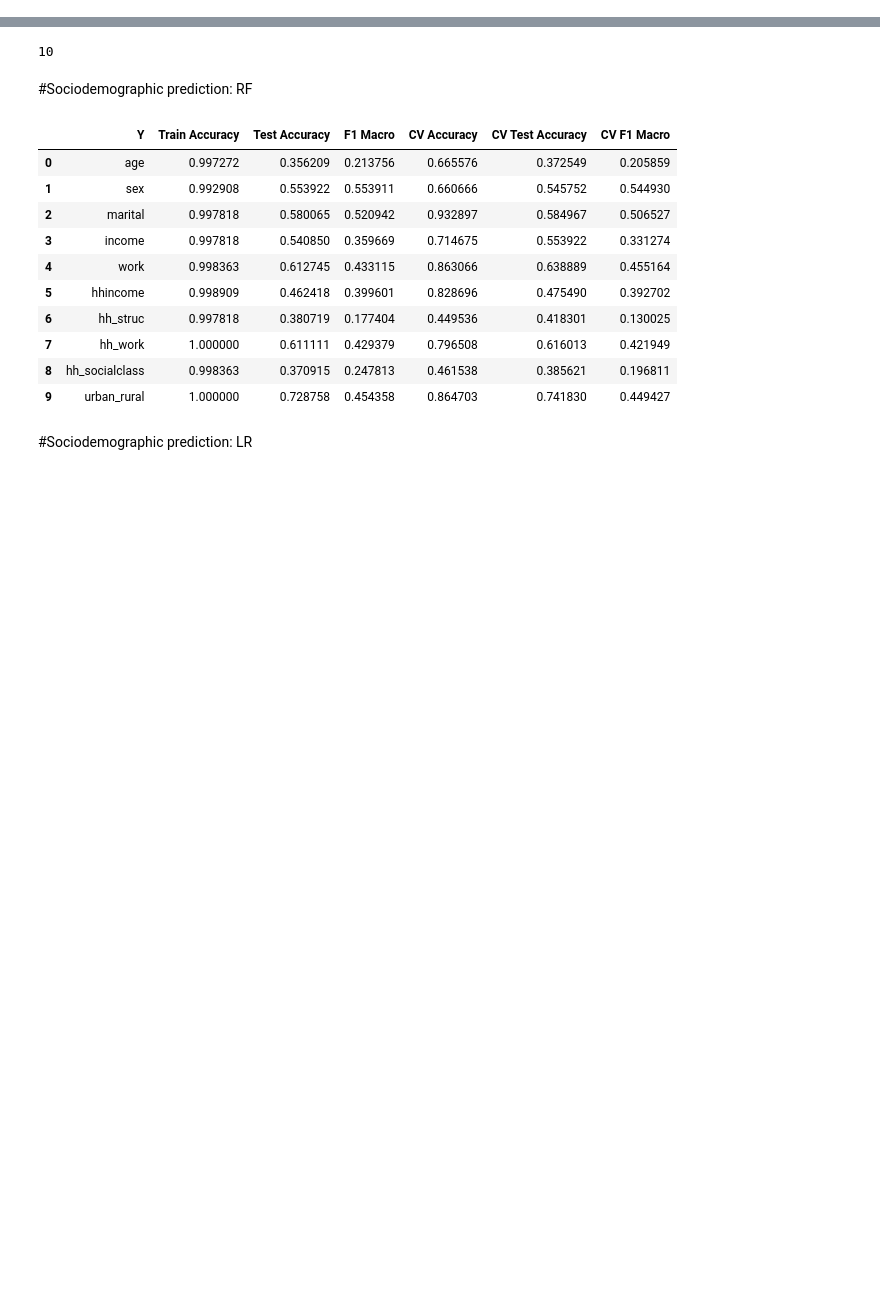
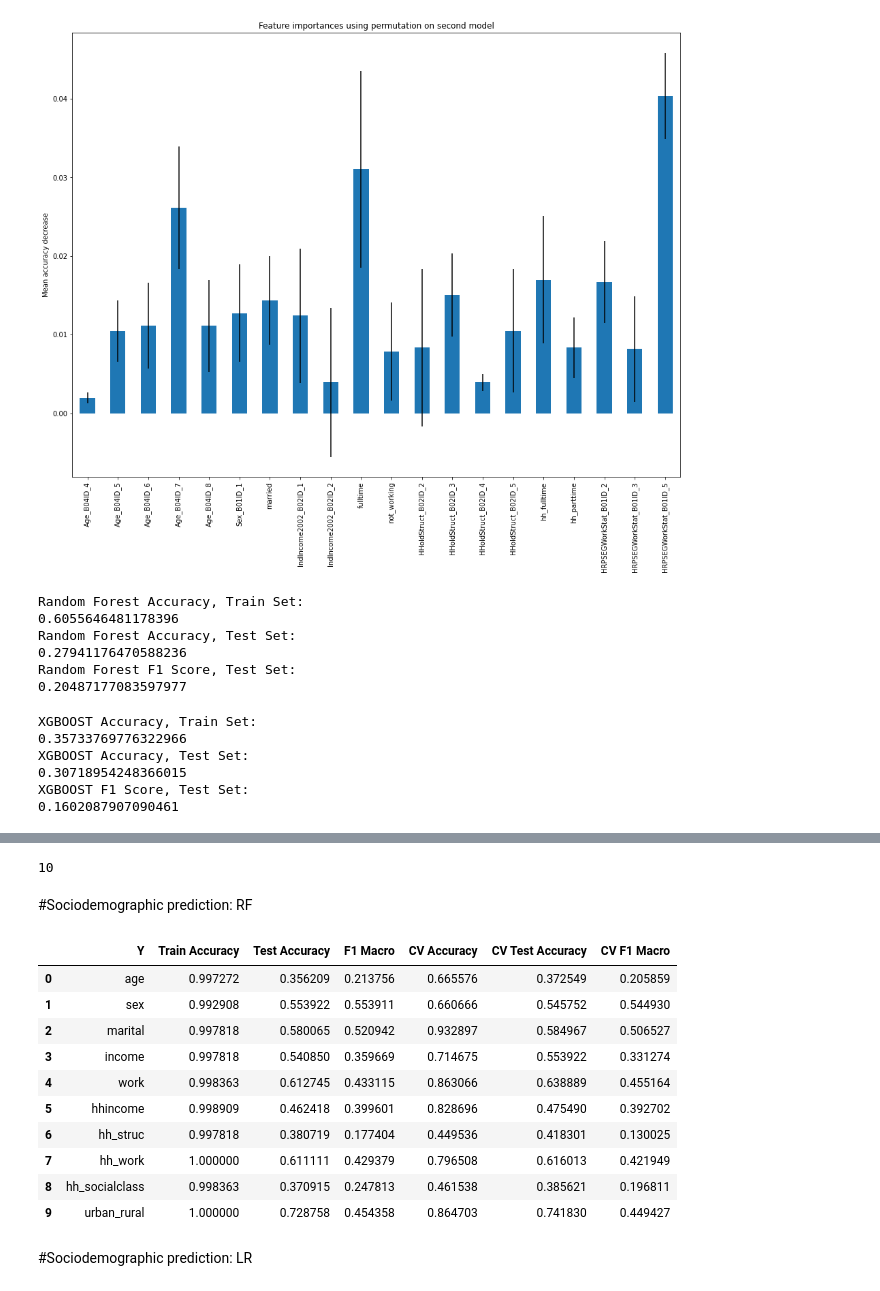
Before and after one commit to arashk1990/covid19mobility, a Jupyter notebook: models/Modelling.ipynb, the cells around one changed output, grey strips where cells are left out. Cells and saved outputs as stored; diff of their text form; code cells hidden in the pictures; blank space fills up the shorter version.

```diff
--- a/models/Modelling.ipynb
+++ b/models/Modelling.ipynb
@@ -36,0 +149,21 @@ socio_cols = {'age' : socio.columns[0:6],
+# %%
+X_train_imp = X_train[model_importances[model_importances>0].index]
+X_test_imp = X_test[model_importances[model_importances>0].index]
+
+model = RandomForestClassifier(random_state=42)
+model.fit(X_train_imp,y_train)
+feature_names = list(X_train_imp.columns)
+
+result = permutation_importance(
+    model, X_test_imp, y_test, n_repeats=10, random_state=42, n_jobs=2
+)
+
+model_importances = pd.Series(result.importances_mean, index=feature_names)
+
+fig, ax = plt.subplots(figsize=(16, 12))
+model_importances.plot.bar(yerr=result.importances_std, ax=ax)
+ax.set_title("Feature importances using permutation on second model")
+ax.set_ylabel("Mean accuracy decrease")
+plt.show()
+# %% [output]
+[figure, added]
@@ -36,0 +176,14 @@ socio_cols = {'age' : socio.columns[0:6],
+# %%
+print('Random Forest Accuracy, Train Set: ')
+print(acc_train)
+print('Random Forest Accuracy, Test Set: ')
+print(acc_test)
+print('Random Forest F1 Score, Test Set: ')
+print(f1_test)
+# %% [output]
+Random Forest Accuracy, Train Set:
+0.6055646481178396
+Random Forest Accuracy, Test Set:
+0.27941176470588236
+Random Forest F1 Score, Test Set:
+0.20487177083597977
@@ -36,0 +199,14 @@ socio_cols = {'age' : socio.columns[0:6],
+# %%
+print('XGBOOST Accuracy, Train Set: ')
+print(acc_train)
+print('XGBOOST Accuracy, Test Set: ')
+print(acc_test)
+print('XGBOOST F1 Score, Test Set: ')
+print(f1_test)
+# %% [output]
+XGBOOST Accuracy, Train Set:
+0.35733769776322966
+XGBOOST Accuracy, Test Set:
+0.30718954248366015
+XGBOOST F1 Score, Test Set:
+0.1602087907090461
```
Also changed, not shown: parts of 15 cells of this notebook.
